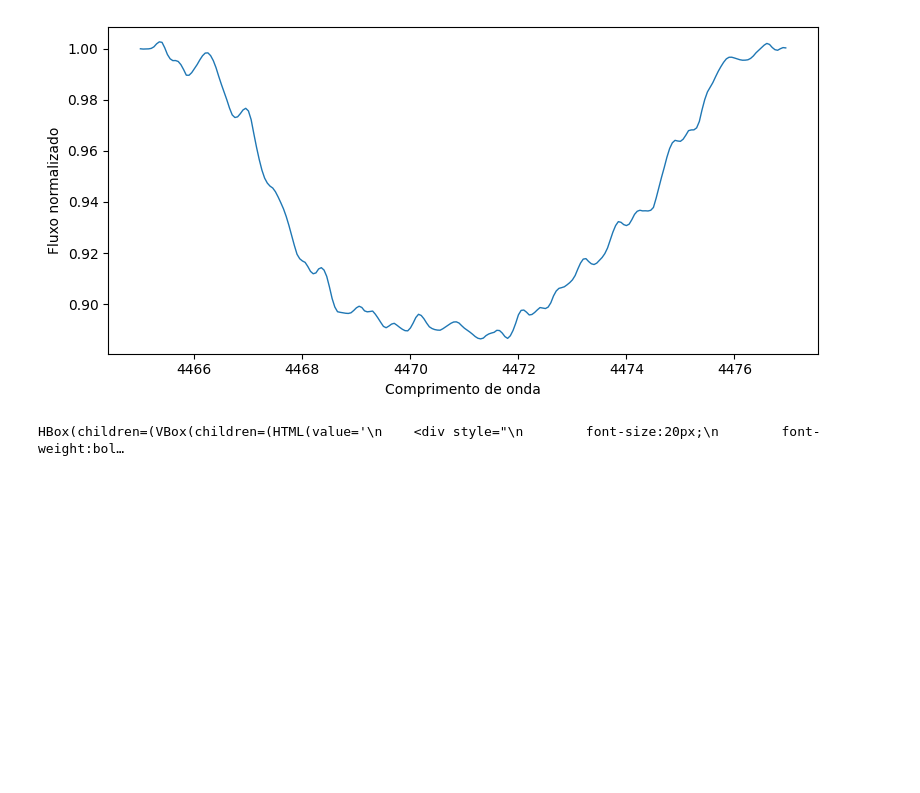
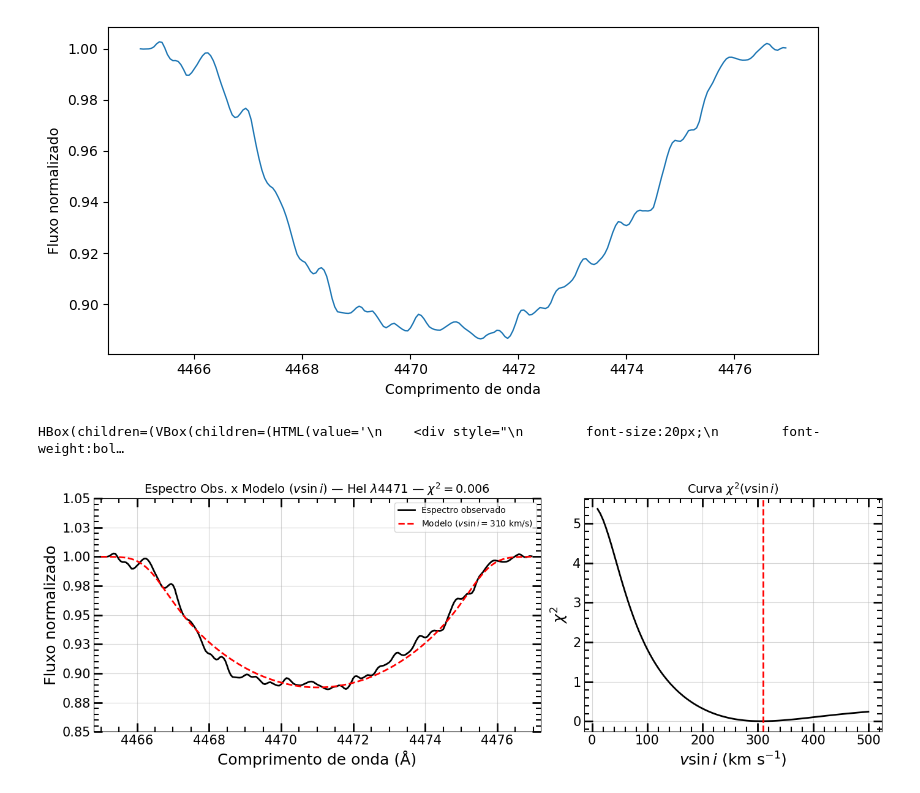
Before and after one commit to danilo-fr/specROTIN-edu, a Jupyter notebook: SpecROTIN-Edu.ipynb, the cells around one changed output. Saved outputs shown, nothing was run; the diff lists cells and outputs as text; code cells hidden in the pictures; blank space fills up the shorter version.

```diff
--- a/SpecROTIN-Edu.ipynb
+++ b/SpecROTIN-Edu.ipynb
@@ -11,6 +11,8 @@ from scipy.optimize import curve_fit
 # ==============================================================
 
 fits_file = "_hd22192_20251014_933_50.fits"
+
+a = 2
 
 with fits.open(fits_file) as hdul:
     header = hdul[0].header
@@ -192,7 +194,7 @@ def plot_vsini_and_chi2(
         vsini, depth, sigma, wl_region, flux_norm, R, eps
     )
 
-    vsini_grid = np.arange(10, 401, 5)
+    vsini_grid = np.arange(10, 501, 5)
     chi2_grid = []
 
     for v in vsini_grid:
@@ -286,7 +288,7 @@ def plot_vsini_and_chi2(
     # SALVAR FIGURA
     # =============================
     if save:
-        fname = f"vsini_{int(vsini)}_R{int(R)}.png"
+        fname = f"vsini_{int(vsini)}_R{int(R)}.pdf"
         plt.savefig(fname, dpi=300, bbox_inches='tight')
         print(f'Figura salva como {fname}')
 
@@ -335,7 +337,7 @@ show_model = widgets.Checkbox(
 )
 
 vsini_slider = widgets.FloatSlider(
-    min=10, max=400, step=5, value=150,
+    min=10, max=500, step=5, value=150,
     description='vsini', readout_format='d',
     continuous_update=False
 )
@@ -432,30 +434,31 @@ ui = widgets.VBox([
     R_slider,
     eps_slider,
     save_button
 ],
     layout=widgets.Layout(
         #padding='10px 20px 10px 10px',
         margin='80px 10px 0px 0px',
         #width='300px'
     )
 )
 
 out = widgets.interactive_output(
     plot_vsini_and_chi2,
     {
         'show_obs': show_obs,
         'show_model': show_model,
         'vsini': vsini_slider,
         'depth': depth_slider,
         'sigma': sigma_slider,
         'R': R_slider,
         'eps': eps_slider
     }
 )
 
 # =============================
 # DISPLAY LADO A LADO
 # =============================
 display(widgets.HBox([ui, out]))
 # %% [output]
 HBox(children=(VBox(children=(HTML(value='\n    <div style="\n        font-size:20px;\n        font-weight:bol…
+[figure, added]
```
Also changed, not shown: 8 other files.
